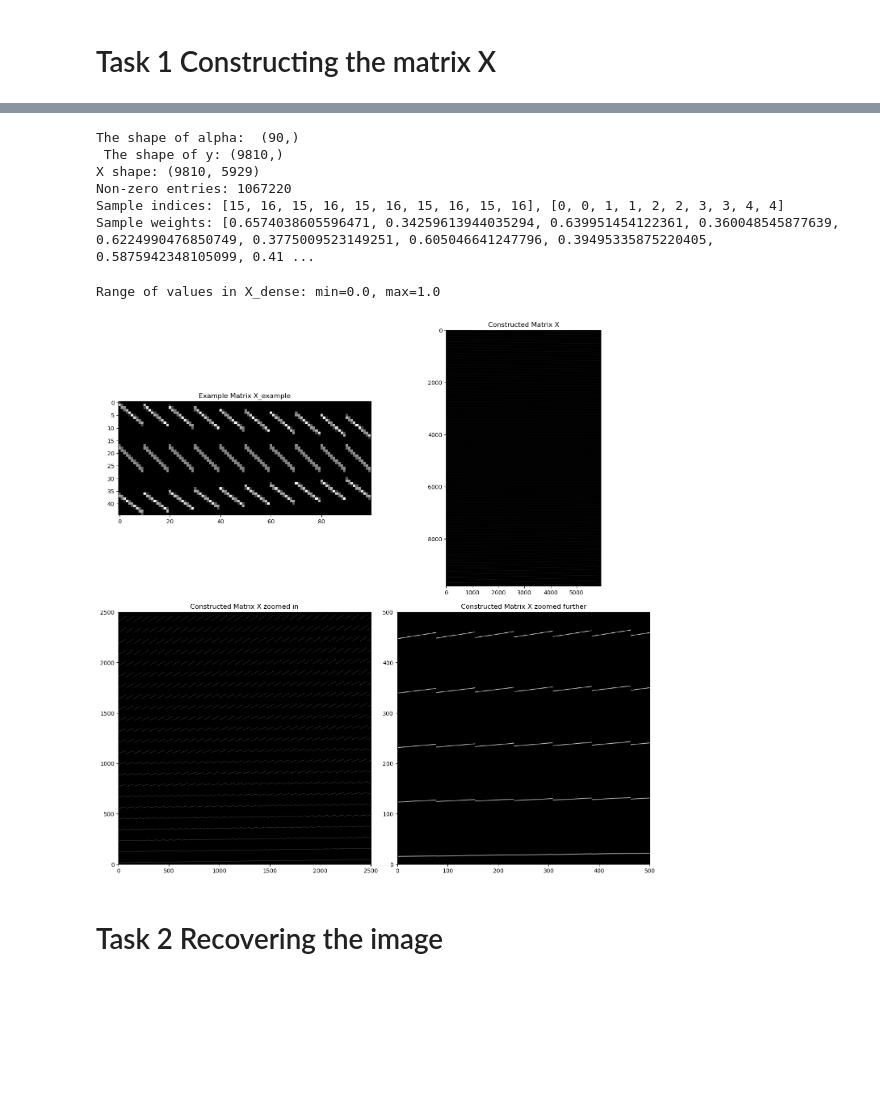
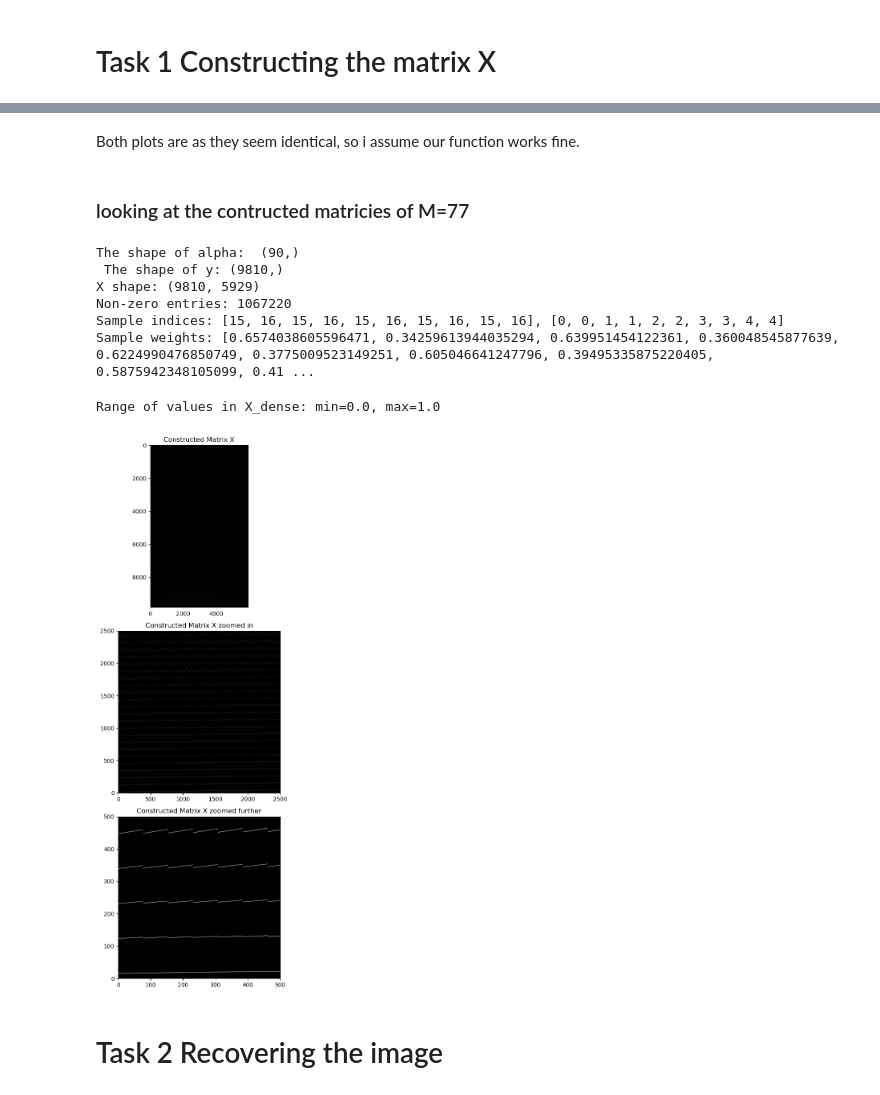
Before and after one commit to juancprolam/Machine_learning_Ess, a Jupyter notebook: Exercise_4/Task_1.ipynb, the cells around one changed output, grey strips where cells are left out. Saved outputs shown, nothing was run; the diff lists cells and outputs as text; code cells hidden in the pictures; blank space fills up the shorter version.

```diff
--- a/Exercise_4/Task_1.ipynb
+++ b/Exercise_4/Task_1.ipynb
@@ -39,17 +26,15 @@ def construct_X(M, alphas, Np=None):
         p = R @ C
         p[0, :] += (Np-1) / 2
 
-        alpha_idx = np.where(alphas == alpha)[0][0]
-
         for j in range(C.shape[1]):
             pj = p[:, j]
             sensor_idx = int(np.floor(pj[0]))
             if 0 <= sensor_idx < Np-1:
-                i_indices.append(sensor_idx + (alpha_idx * Np))
+                i_indices.append(sensor_idx + (alphas.index(alpha) * Np))
                 j_indices.append(j)
                 weights.append(1 - (pj[0] - sensor_idx))
 
-                i_indices.append(sensor_idx + 1 + (alpha_idx * Np))
+                i_indices.append(sensor_idx + 1 + (alphas.index(alpha) * Np))
                 j_indices.append(j)
                 weights.append(pj[0] - sensor_idx)
 
@@ -65,8 +79,13 @@ def construct_X(M, alphas, Np=None):
+# %% [markdown]
+Both plots are as they seem identical, so i assume our function works fine.
+# %% [markdown]
+### looking at the contructed matricies of M=77
 # %%
 directory = 'hs_tomography'
 
 # M = 77 for small dataset 195 for bigger dataset
 M = 77
+Np = 109
 
 # load the dataset
 file_name_alpha = 'alphas_'+str(M)+'.npy'
@@ -77,10 +96,11 @@ data_y = np.load(os.path.join(directory, file_name_y))
 print("The shape of alpha: ", data_alpha.shape,'\n', "The shape of y:", data_y.shape)
 
 
+# Convert data_alpha to a list
+data_alpha_list = data_alpha.tolist()
+
 # call function to construct X
-X = construct_X(M, data_alpha)
-
-#print(X)
+X = construct_X(M, data_alpha_list)
 # %% [output]
 The shape of alpha:  (90,)
  The shape of y: (9810,)
@@ -89,43 +109,35 @@ Non-zero entries: 1067220
 Sample indices: [15, 16, 15, 16, 15, 16, 15, 16, 15, 16], [0, 0, 1, 1, 2, 2, 3, 3, 4, 4]
 Sample weights: [0.6574038605596471, 0.34259613944035294, 0.639951454122361, 0.360048545877639, 0.6224990476850749, 0.3775009523149251, 0.605046641247796, 0.39495335875220405, 0.5875942348105099, 0.41 ...
 # %%
-# Load the example matrix
-X_example = np.load('hs_tomography/X_example.npy')
-
-# Convert sparse matrix X to dense format
 X_dense = X.toarray()
 
 # Check the range of values in X_dense
 print(f"Range of values in X_dense: min={X_dense.min()}, max={X_dense.max()}")
 
 # Visualize both matrices with adjusted colormap limits if necessary
-fig, axes = plt.subplots(2, 2, figsize=(14, 14))
-
-# Visualize example matrix
-axes[0,0].imshow(X_example, cmap='gray')
-axes[0,0].set_title('Example Matrix X_example')
+fig, axes = plt.subplots(3, 1, figsize=(18, 14))
 
 # Visualize constructed matrix with colormap adjustment
-axes[0,1].imshow(X_dense, cmap='gray', vmin=0, vmax=np.max(X_dense))
-axes[0,1].set_title('Constructed Matrix X')
+axes[0].imshow(X_dense, cmap='gray', vmin=0, vmax=np.max(X_dense))
+axes[0].set_title('Constructed Matrix X')
 #axes[1].set_xlim(0,2500)
 #axes[1].set_ylim(0,2500)
 
 #Zoom in on the costructed matrix
-axes[1,0].imshow(X_dense, cmap='gray', vmin=0, vmax=np.max(X_dense))
-axes[1,0].set_title('Constructed Matrix X zoomed in')
-axes[1,0].set_xlim(0,2500)
-axes[1,0].set_ylim(0,2500)
+axes[1].imshow(X_dense, cmap='gray', vmin=0, vmax=np.max(X_dense))
+axes[1].set_title('Constructed Matrix X zoomed in')
+axes[1].set_xlim(0,2500)
+axes[1].set_ylim(0,2500)
 
-axes[1,1].imshow(X_dense, cmap='gray', vmin=0, vmax=np.max(X_dense))
-axes[1,1].set_title('Constructed Matrix X zoomed further')
-axes[1,1].set_xlim(0,500)
-axes[1,1].set_ylim(0,500)
+axes[2].imshow(X_dense, cmap='gray', vmin=0, vmax=np.max(X_dense))
+axes[2].set_title('Constructed Matrix X zoomed further')
+axes[2].set_xlim(0,500)
+axes[2].set_ylim(0,500)
 
 plt.tight_layout()
 plt.show()
 # %% [output]
 Range of values in X_dense: min=0.0, max=1.0
-[figure, old version]
+[figure, new version]
 # %% [markdown]
 # Task 2 Recovering the image
```
Also changed, not shown: parts of 7 cells of this notebook.
